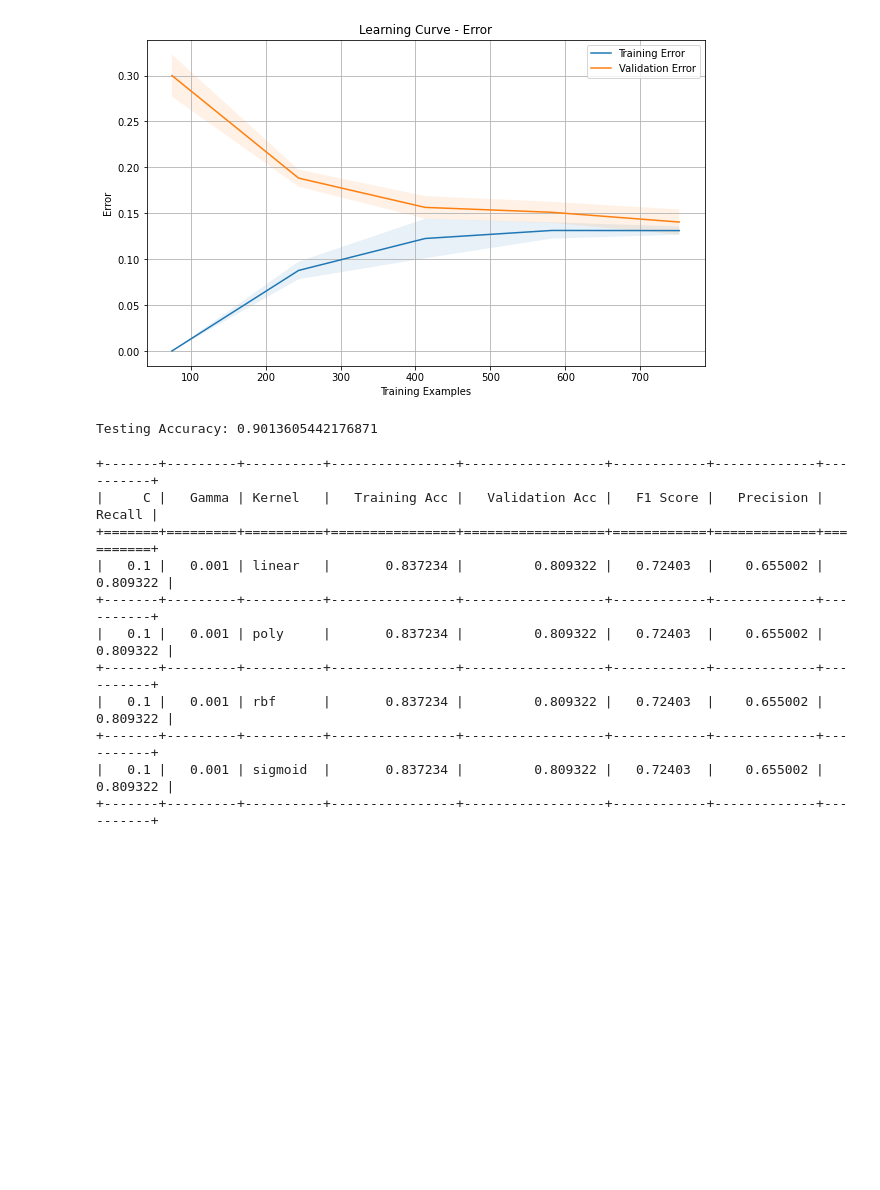
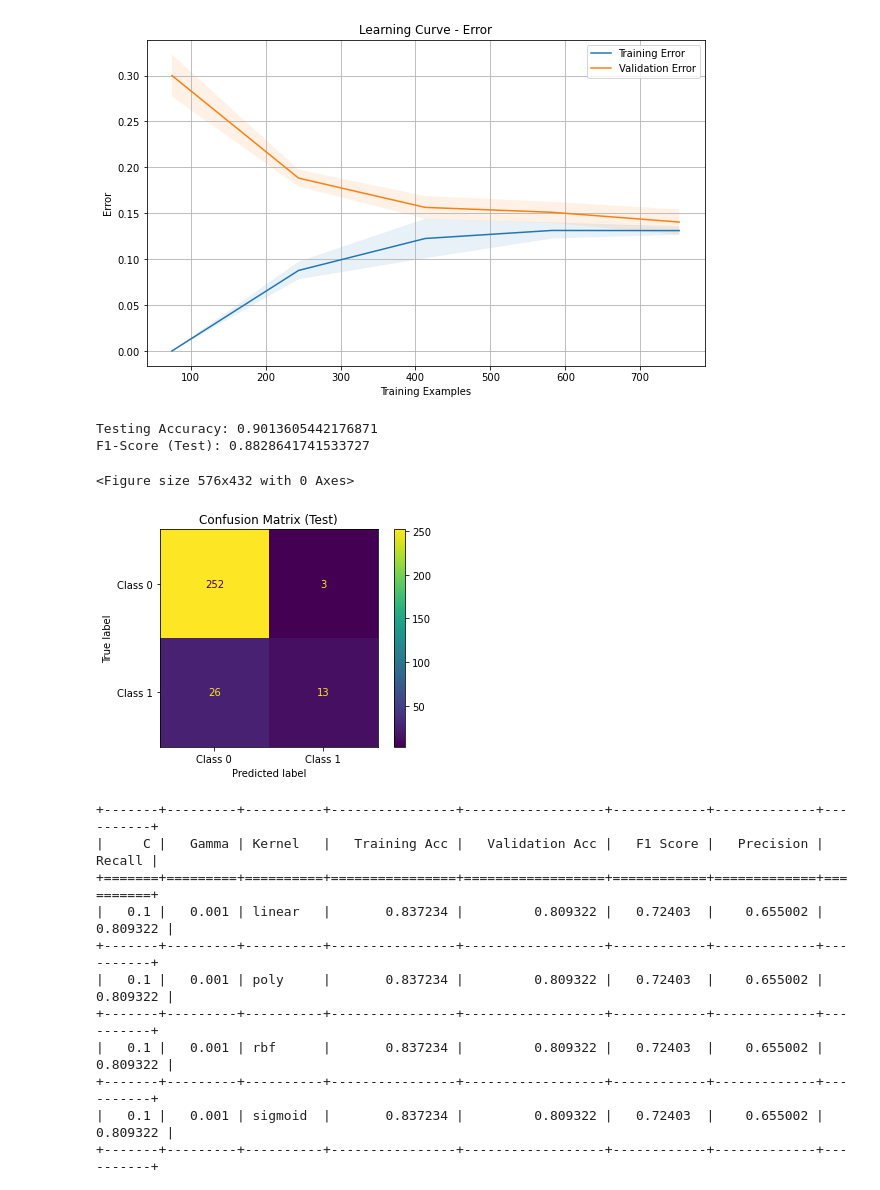
Before and after one commit to hebaashraf21/Employee_Attrition_Prediction, a Jupyter notebook: code/models/SVM.ipynb, the cells around one changed output. Drawn from its saved outputs; the diff is of its cells as text; code cells hidden in the pictures; blank space fills up the shorter version.

```diff
--- a/code/models/SVM.ipynb
+++ b/code/models/SVM.ipynb
@@ -267,17 +267,34 @@ plt.show()
 # %%
 # Combine X_train and X_val
 x_train_val = np.concatenate((x_train, x_val), axis=0)
 y_train_val = np.concatenate((y_train, y_val), axis=0)
 
 # Train the model with the best hyperparameters on the combined training and validation sets
 best_svm = SVC(kernel=best_kernel, C=best_C, gamma=best_gamma)
 best_svm.fit(x_train_val, y_train_val)
 
 # Calculate the testing accuracy
 testing_acc = best_svm.score(x_test, y_test)
 print(f"Testing Accuracy: {testing_acc}")
+
+
+# Make predictions on the test set
+y_test_pred = best_svm.predict(x_test)
+
+# Calculate the f1-score
+f1 = f1_score(y_test, y_test_pred, average='weighted')
+print(f"F1-Score (Test): {f1}")
+
+# Plot the confusion matrix
+plt.figure(figsize=(8, 6))
+plot_confusion_matrix(best_svm, x_test, y_test, display_labels=['Class 0', 'Class 1'])
+plt.title('Confusion Matrix (Test)')
+plt.show()
 # %% [output]
 Testing Accuracy: 0.9013605442176871
+F1-Score (Test): 0.8828641741533727
+<Figure size 576x432 with 0 Axes>
+[figure, added]
 # %%
 # Create a list to store the results
 results = []
```
Also changed, not shown: 1 other file.
